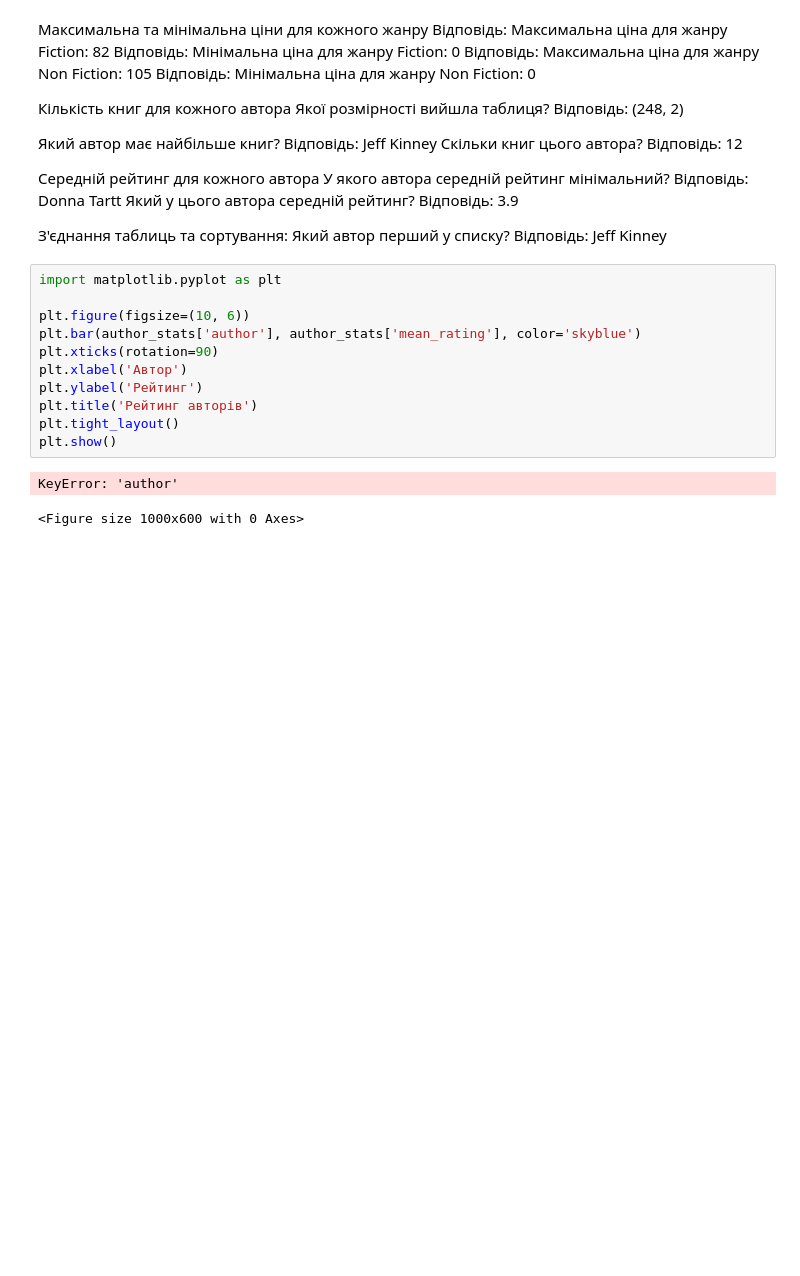
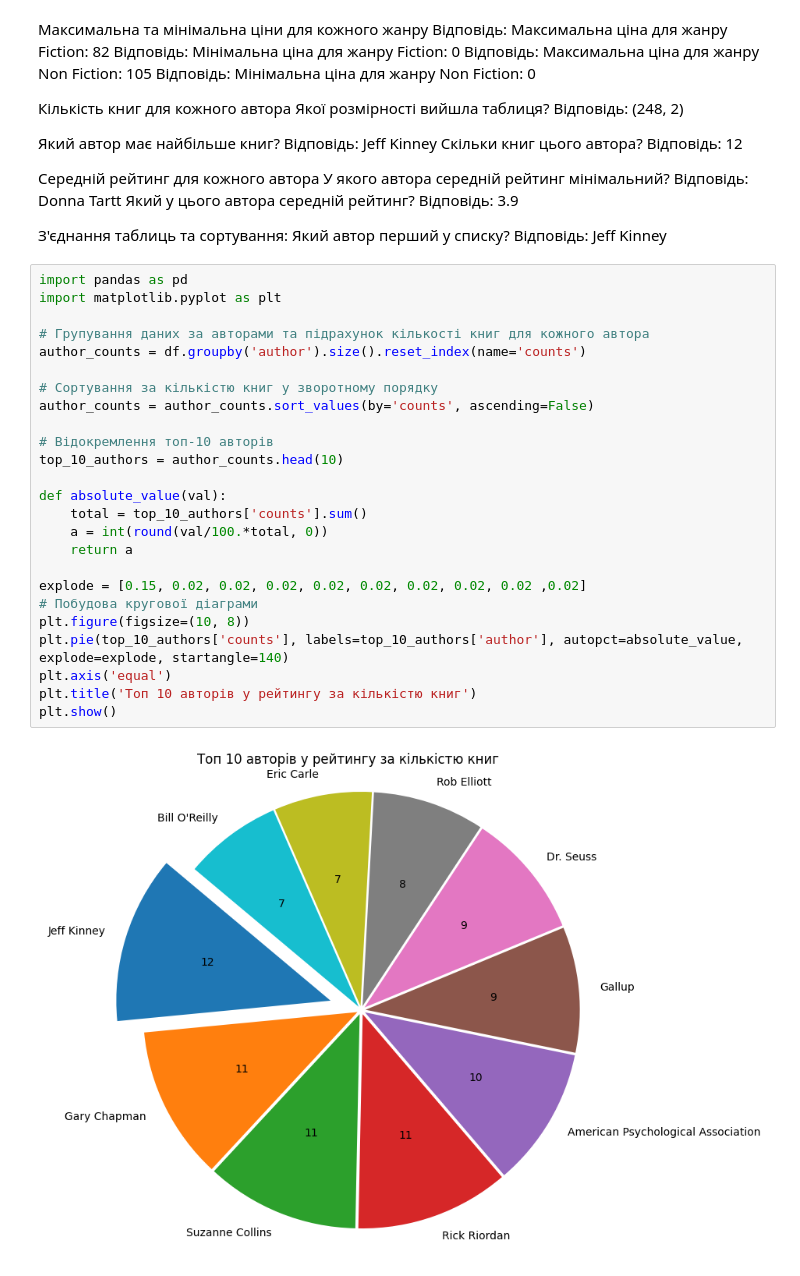
Before and after one commit to ViacheslavKosh/goit-ds-hw-05, a Jupyter notebook: Hw2.3.ipynb, the cells around one changed output. Saved outputs shown, nothing was run; the diff lists cells and outputs as text; blank space fills up the shorter version.

```diff
--- a/Hw2.3.ipynb
+++ b/Hw2.3.ipynb
@@ -214,17 +214,30 @@ Jeff Kinney      12          4.8
 З'єднання таблиць та сортування:
 Який автор перший у списку?
 Відповідь: Jeff Kinney
-# %%
-import matplotlib.pyplot as plt
-
-plt.figure(figsize=(10, 6))
-plt.bar(author_stats['author'], author_stats['mean_rating'], color='skyblue')
-plt.xticks(rotation=90)
-plt.xlabel('Автор')
-plt.ylabel('Рейтинг')
-plt.title('Рейтинг авторів')
-plt.tight_layout()
-plt.show()
-# %% [output]
-KeyError: 'author'
-<Figure size 1000x600 with 0 Axes>
+# %%
+import pandas as pd
+import matplotlib.pyplot as plt
+
+# Групування даних за авторами та підрахунок кількості книг для кожного автора
+author_counts = df.groupby('author').size().reset_index(name='counts')
+
+# Сортування за кількістю книг у зворотному порядку
+author_counts = author_counts.sort_values(by='counts', ascending=False)
+
+# Відокремлення топ-10 авторів
+top_10_authors = author_counts.head(10)
+
+def absolute_value(val):
+    total = top_10_authors['counts'].sum()
+    a = int(round(val/100.*total, 0))
+    return a
+
+explode = [0.15, 0.02, 0.02, 0.02, 0.02, 0.02, 0.02, 0.02, 0.02 ,0.02]
+# Побудова кругової діаграми
+plt.figure(figsize=(10, 8))
+plt.pie(top_10_authors['counts'], labels=top_10_authors['author'], autopct=absolute_value, explode=explode, startangle=140)
+plt.axis('equal')
+plt.title('Топ 10 авторів у рейтингу за кількістю книг')
+plt.show()
+# %% [output]
+[figure, added]
```
Also changed, not shown: parts of 2 cells of this notebook, 1 other file.
